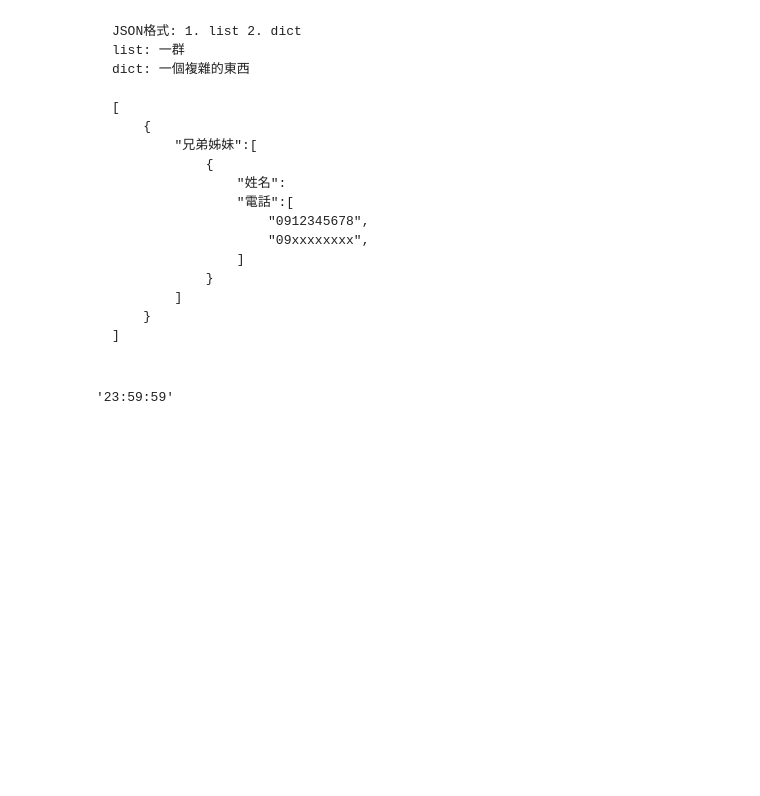
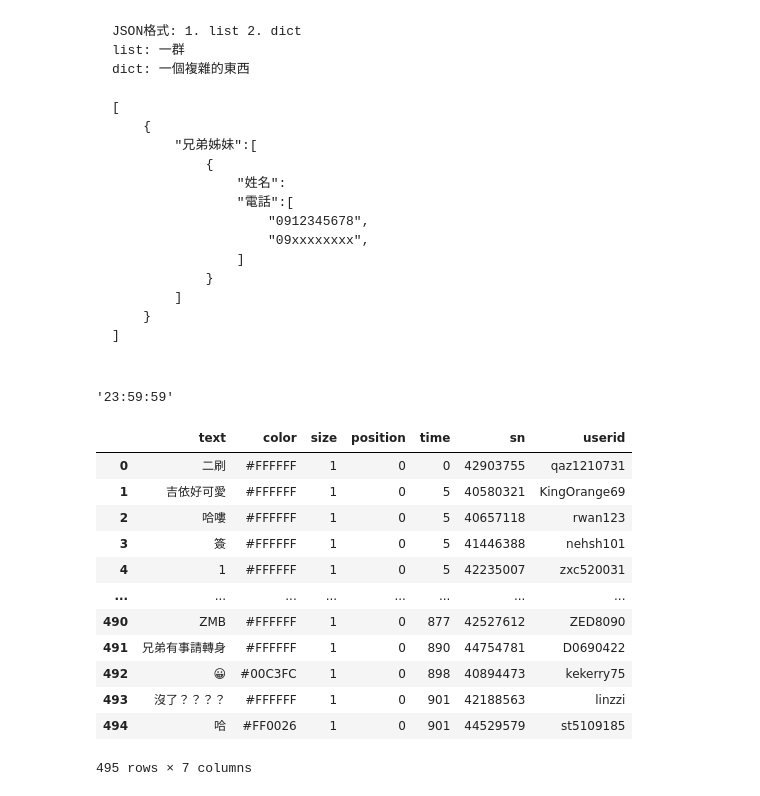
Before and after one commit to Elwing-Chou/ntut0607, a Jupyter notebook: ntut_0621_2.ipynb, the cells around one changed output. Saved outputs shown, nothing was run; the diff lists cells and outputs as text; code cells hidden in the pictures; blank space fills up the shorter version.

```diff
--- a/ntut_0621_2.ipynb
+++ b/ntut_0621_2.ipynb
@@ -177,3 +177,36 @@ dict: 一個複雜的東西
 "{}:{}:{}".format(23, 59, 59)
 # %% [output]
 '23:59:59'
+# %%
+import json
+import urllib.request as req
+import pandas as pd
+
+url = "https://api.gamer.com.tw/anime/v1/danmu.php?videoSn=36632&geo=TW%2CHK"
+f = req.urlopen(url)
+content = f.read()
+
+content_convert = json.loads(content)
+content_data = content_convert["data"]
+danmus = content_data["danmu"]
+
+# DataFrame型態: 表格
+df = pd.DataFrame(danmus)
+# 如果你不存列標籤, index=False
+df.to_csv("chiikawa.csv", encoding="utf-8")
+df.to_excel("chiikawa.xlsx")
+df
+# %% [output]
+|  | text | color | size | position | time | sn | userid |
+| 0 | 二刷 | #FFFFFF | 1 | 0 | 0 | 42903755 | qaz1210731 |
+| 1 | 吉依好可愛 | #FFFFFF | 1 | 0 | 5 | 40580321 | KingOrange69 |
+| 2 | 哈嘍 | #FFFFFF | 1 | 0 | 5 | 40657118 | rwan123 |
+| 3 | 簽 | #FFFFFF | 1 | 0 | 5 | 41446388 | nehsh101 |
+| 4 | 1 | #FFFFFF | 1 | 0 | 5 | 42235007 | zxc520031 |
+| ... | ... | ... | ... | ... | ... | ... | ... |
+| 490 | ZMB | #FFFFFF | 1 | 0 | 877 | 42527612 | ZED8090 |
+| 491 | 兄弟有事請轉身 | #FFFFFF | 1 | 0 | 890 | 44754781 | D0690422 |
+| 492 | 😀 | #00C3FC | 1 | 0 | 898 | 40894473 | kekerry75 |
+| 493 | 沒了？？？？ | #FFFFFF | 1 | 0 | 901 | 42188563 | linzzi |
+| 494 | 哈 | #FF0026 | 1 | 0 | 901 | 44529579 | st5109185 |
+495 rows × 7 columns
```
